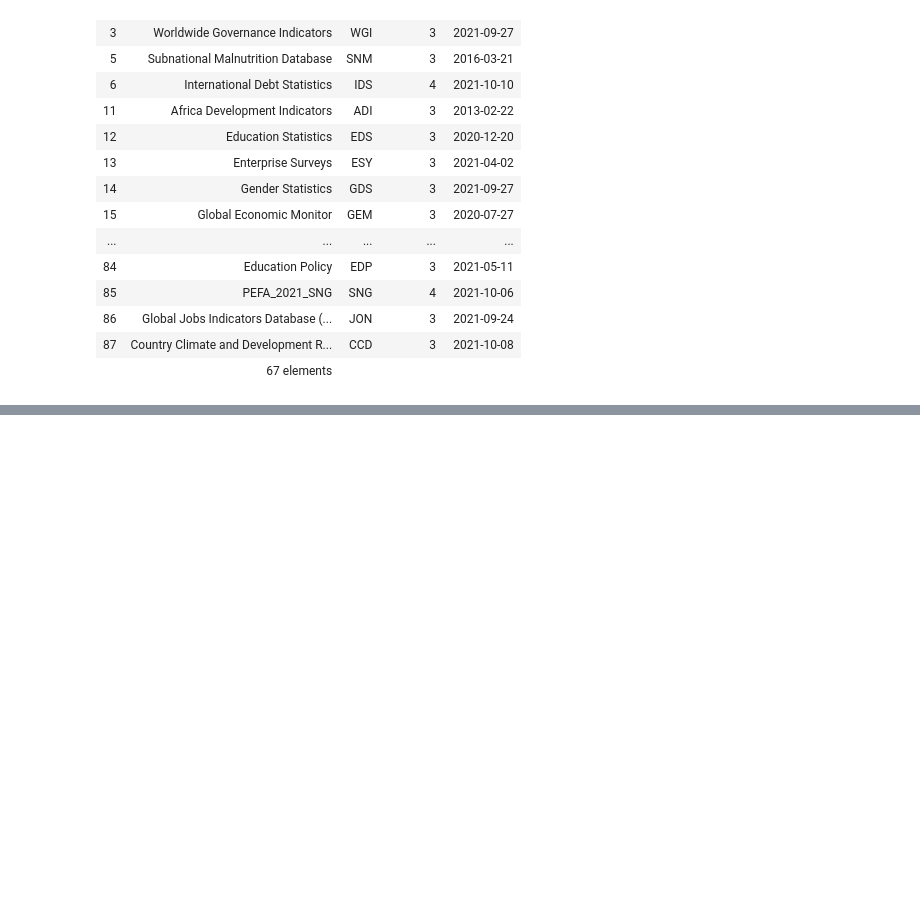
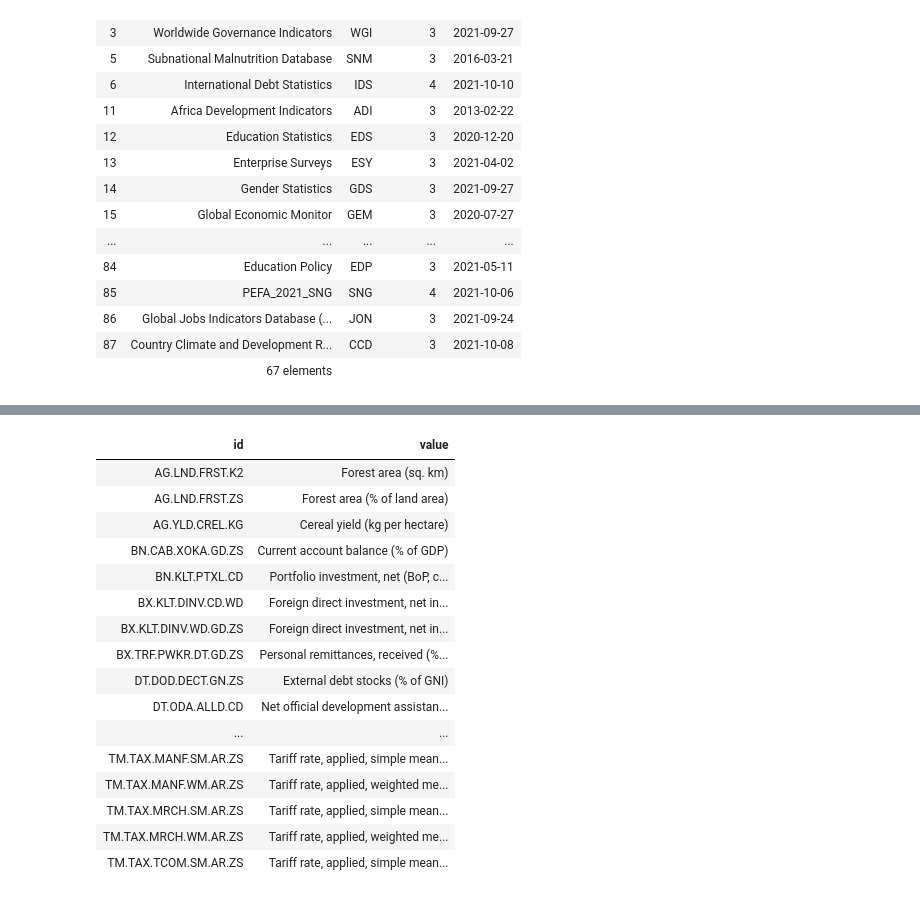
Before and after one commit to flmuk/TumAI-2021-Enactus, a Jupyter notebook: DataModule.ipynb, the cells around one changed output, grey strips where cells are left out. Drawn from its saved outputs; the diff is of its cells as text; code cells hidden in the pictures; blank space fills up the shorter version.

```diff
--- a/DataModule.ipynb
+++ b/DataModule.ipynb
@@ -48,0 +35,23 @@ wb.series.info(q='women')
+# %%
+# very specific and crazy high dimensional the WDI data...
+# We use Sustainable Development goals which are even
+wb.db = 46
+wb.series.info()
+# %% [output]
+| id | value |
+| AG.LND.FRST.K2 | Forest area (sq. km) |
+| AG.LND.FRST.ZS | Forest area (% of land area) |
+| AG.YLD.CREL.KG | Cereal yield (kg per hectare) |
+| BN.CAB.XOKA.GD.ZS | Current account balance (% of GDP) |
+| BN.KLT.PTXL.CD | Portfolio investment, net (BoP, c... |
+| BX.KLT.DINV.CD.WD | Foreign direct investment, net in... |
+| BX.KLT.DINV.WD.GD.ZS | Foreign direct investment, net in... |
+| BX.TRF.PWKR.DT.GD.ZS | Personal remittances, received (%... |
+| DT.DOD.DECT.GN.ZS | External debt stocks (% of GNI) |
+| DT.ODA.ALLD.CD | Net official development assistan... |
+| ... | ... |
+| TM.TAX.MANF.SM.AR.ZS | Tariff rate, applied, simple mean... |
+| TM.TAX.MANF.WM.AR.ZS | Tariff rate, applied, weighted me... |
+| TM.TAX.MRCH.SM.AR.ZS | Tariff rate, applied, simple mean... |
+| TM.TAX.MRCH.WM.AR.ZS | Tariff rate, applied, weighted me... |
+| TM.TAX.TCOM.SM.AR.ZS | Tariff rate, applied, simple mean... |
```
Also changed, not shown: parts of 5 cells of this notebook, 1 other file.
